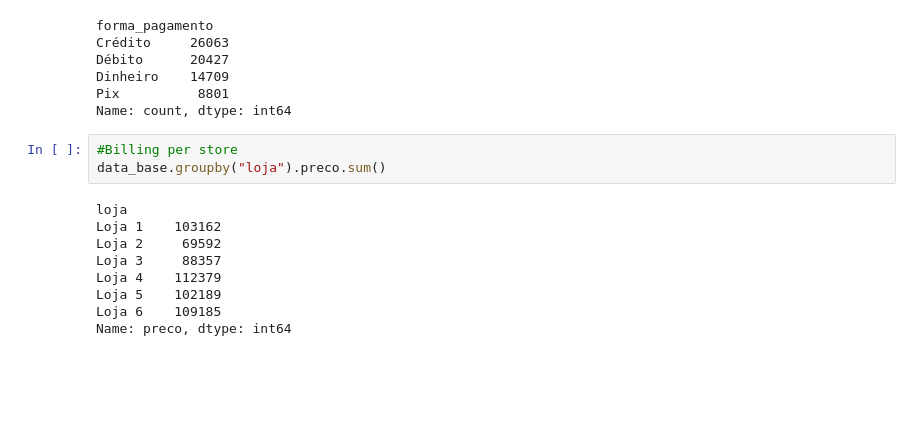
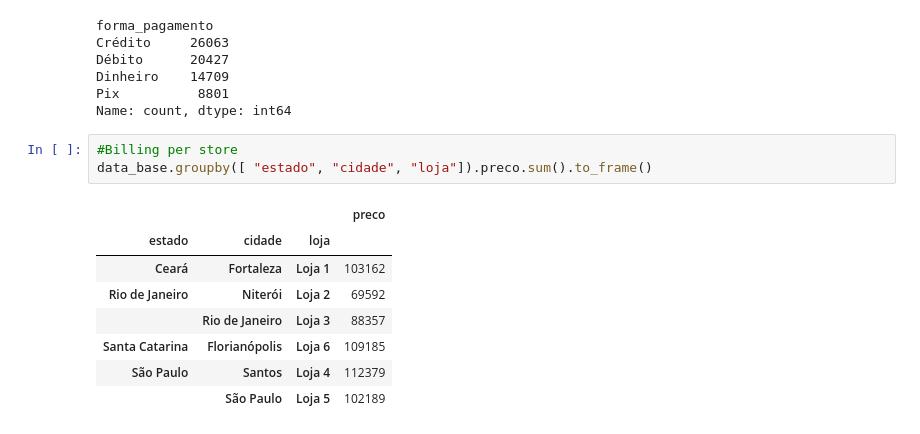
Before and after one commit to AntDavid/analise_loja_de_acai, a Jupyter notebook: main.ipynb, the cells around one changed output. Cells and saved outputs as stored; diff of their text form; blank space fills up the shorter version.

```diff
--- a/main.ipynb
+++ b/main.ipynb
@@ -92,15 +100,15 @@ Pix          8801
 Name: count, dtype: int64
 # %%
 #Billing per store
-data_base.groupby("loja").preco.sum()
+data_base.groupby([ "estado", "cidade", "loja"]).preco.sum().to_frame()
 # %% [output]
-loja
-Loja 1    103162
-Loja 2     69592
-Loja 3     88357
-Loja 4    112379
-Loja 5    102189
-Loja 6    109185
-Name: preco, dtype: int64
+|  |  |  | preco |
+| estado | cidade | loja |  |
+| Ceará | Fortaleza | Loja 1 | 103162 |
+| Rio de Janeiro | Niterói | Loja 2 | 69592 |
+|  | Rio de Janeiro | Loja 3 | 88357 |
+| Santa Catarina | Florianópolis | Loja 6 | 109185 |
+| São Paulo | Santos | Loja 4 | 112379 |
+|  | São Paulo | Loja 5 | 102189 |
 # %%
 import plotly_express as px
```
Also changed, not shown: parts of 3 cells of this notebook.
